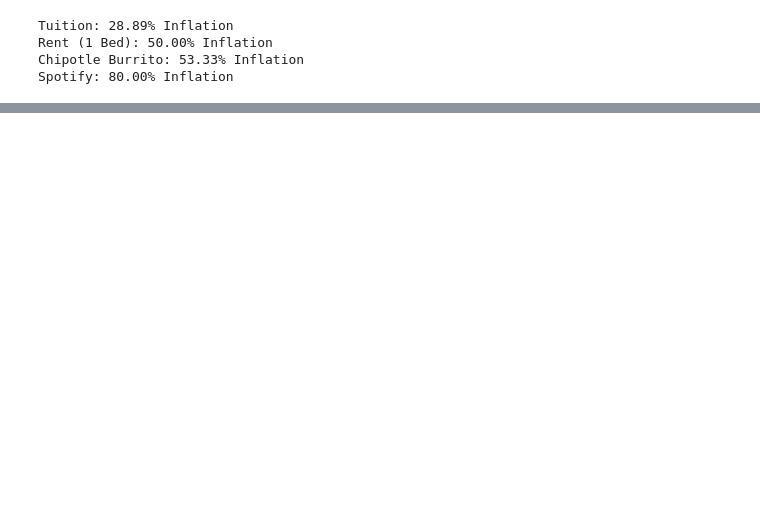
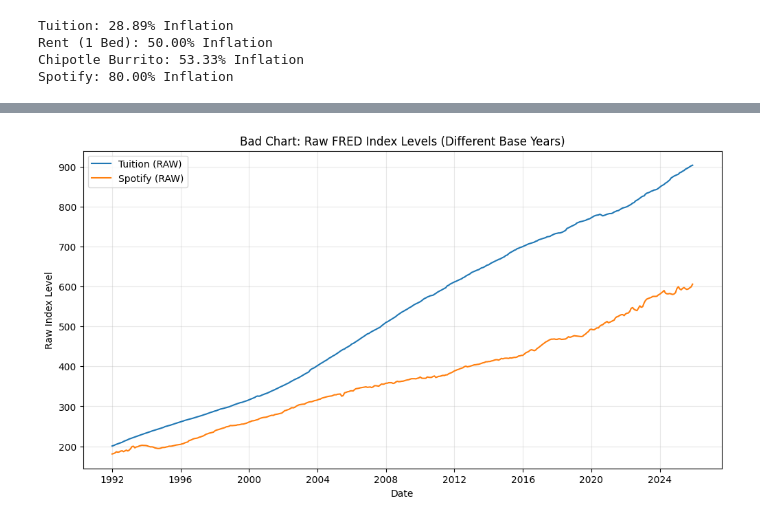
Before and after one commit to wanchenlang-max/econ-lab, a Jupyter notebook: econ_5200_assignment_1.ipynb, the cells around one changed output, grey strips where cells are left out. Cells and saved outputs as stored; diff of their text form; code cells hidden in the pictures; blank space fills up the shorter version.

```diff
--- a/econ_5200_assignment_1.ipynb
+++ b/econ_5200_assignment_1.ipynb
@@ -649,0 +139,21 @@ This analysis reveals that students face systematically higher inflation than th
+# %%
+import matplotlib.pyplot as plt
+import pandas as pd
+
+df_bad = pd.DataFrame({
+    "Tuition (RAW)": tuition,
+    "Spotify (RAW)": Spotify
+}).dropna()
+
+plt.figure(figsize=(12,6))
+plt.plot(df_bad.index, df_bad["Tuition (RAW)"], label="Tuition (RAW)")
+plt.plot(df_bad.index, df_bad["Spotify (RAW)"], label="Spotify (RAW)")
+
+plt.title("Bad Chart: Raw FRED Index Levels (Different Base Years)")
+plt.xlabel("Date")
+plt.ylabel("Raw Index Level")
+plt.legend()
+plt.grid(True, alpha=0.3)
+plt.show()
+# %% [output]
+[figure, added]
```
Also changed, not shown: parts of 25 cells of this notebook.
